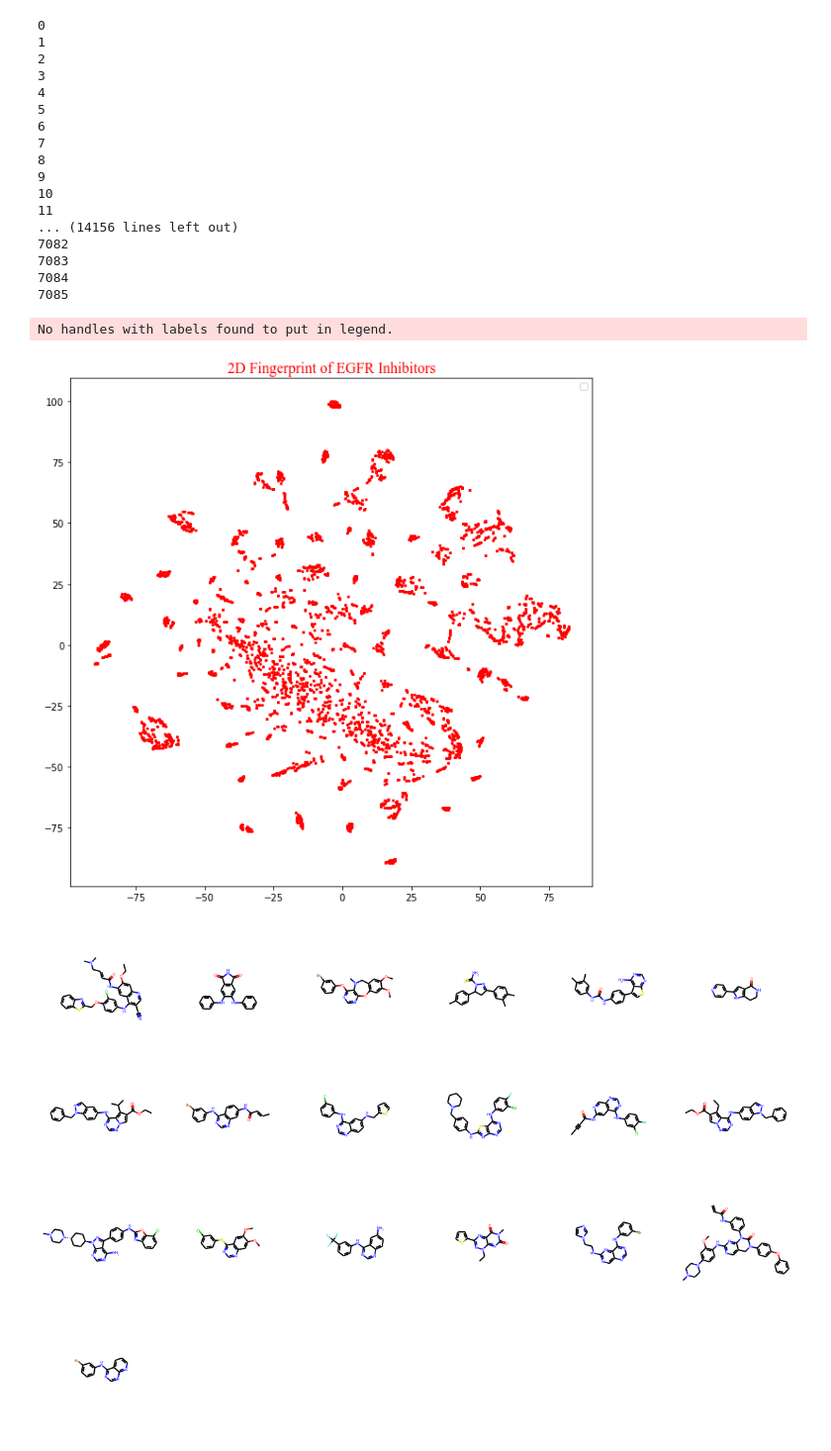
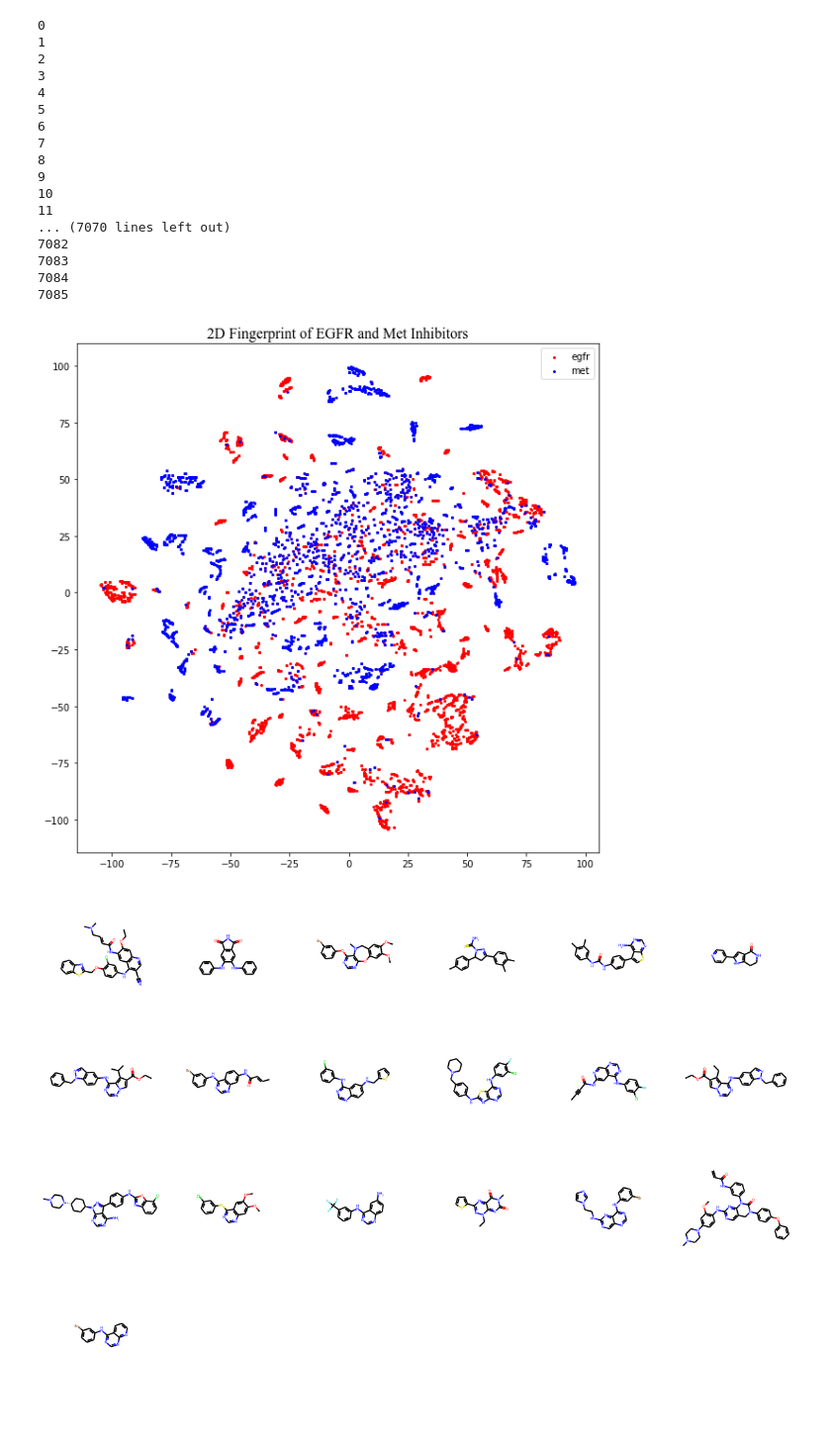
Before and after one commit to usiuficalysm/IC50-Potency-Analysis, a Jupyter notebook: Analyzing Potency Trends (GAK).ipynb, the cells around one changed output. Shown at 99% size. Drawn from its saved outputs; the diff is of its cells as text; code cells hidden in the pictures.

Commit message:
Updated the code for 2D graphing.
Able to process and graph EGFR and MET compounds now.
- Need to filter other types of genes - mark with CHEMBL (pXC50 will only exist for these).

```diff
--- a/Analyzing Potency Trends (GAK).ipynb
+++ b/Analyzing Potency Trends (GAK).ipynb
@@ -18,6 +18,7 @@ def extract_gene_file(gene_name):
         bigfile = pd.read_csv("C:/Users/Malcolm/OneDrive - University of Cambridge/Desktop/## Cambridge Academics/NST IB/Computational Things/20220620 Wright Project/CHEM-EDB Data Files/" + file, sep = '\t',
                                   header = None)
         print(index)
+        ###### Eliminate non CHEMBL I.D.s without pXC50 values! <<<<<<<<<<<<<<<<<<<<<<<<<<<<<<<<
         # Trying to identify protein targets and extract relevant rows
         gene_indexes = []
         for idx, gene in enumerate(bigfile.iloc[:,8]):
@@ -34,8 +35,9 @@ def extract_gene_file(gene_name):
     df_final.columns = headers
     df_final.to_csv(gene_name + "_file.csv", index = False)
 
-extract_gene_file('egfr')
-extract_gene_file("brca")
+# extract_gene_file('egfr')
+# extract_gene_file("met")
+extract_gene_file("apobec")
 # %% [output]
 0
 1
@@ -49,7 +51,7 @@ extract_gene_file("brca")
 9
 10
 11
-... (14156 lines left out)
+... (7070 lines left out)
 7082
 7083
 7084
@@ -59,7 +61,7 @@ import csv
 from rdkit import Chem
 
 ## Extracting SMILES and pIC50 values from the different csv target files.
-targets = ["egfr", 'brca']
+targets = ["egfr", 'met']
 data = dict([(p, list(csv.reader(open("C:/Users/Malcolm/OneDrive - University of Cambridge/Desktop/## Cambridge Academics/NST IB/Computational Things/20220620 Wright Project/%s_file.csv" % p)))[1:]) for p in targets])
 molecules = dict([(p, [Chem.MolFromSmiles(d[3]) for d in data[p]]) for p in targets])
 chembl_id = dict([(p, [d[0] for d in data[p]]) for p in targets])
@@ -85,17 +87,22 @@ embedded = TSNE(n_components = 2).fit_transform(similarities)
 # %%
 from matplotlib import pyplot as plt
 
 ## Graphing
 fig, ax = plt.subplots(figsize = (10, 10))
-ax.scatter(embedded[0:len(similarities), 0], embedded[0:len(similarities), 1],
-           marker = '.', linewidth = 0.01, color = 'r')
-ax.set_title('2D Fingerprint of EGFR Inhibitors', color = 'red', font = 'Times New Roman', fontsize = 16)
-ax.legend()
+em_start = 0
+colors = ["r", "b", "g"]
+for i, p in enumerate(targets):
+    em_end = em_start + len(molecules[p])
+    ax.scatter(embedded[em_start:em_end, 0], embedded[em_start:em_end, 1],
+           marker = '.', linewidth = 0.01, color = colors[i], label = p)
+    ax.set_title('2D Fingerprint of EGFR and Met Inhibitors', color = 'black', font = 'Times New Roman', fontsize = 16)
+    ax.legend()
+
+    em_start = em_end
 
 plt.show()
 # %% [output]
-No handles with labels found to put in legend.
-[figure, old version]
+[figure, new version]
 # %%
 from rdkit.Chem import Draw
 Draw.MolsToGridImage(molecules_clean[0:19], molsPerRow = 6)
```
